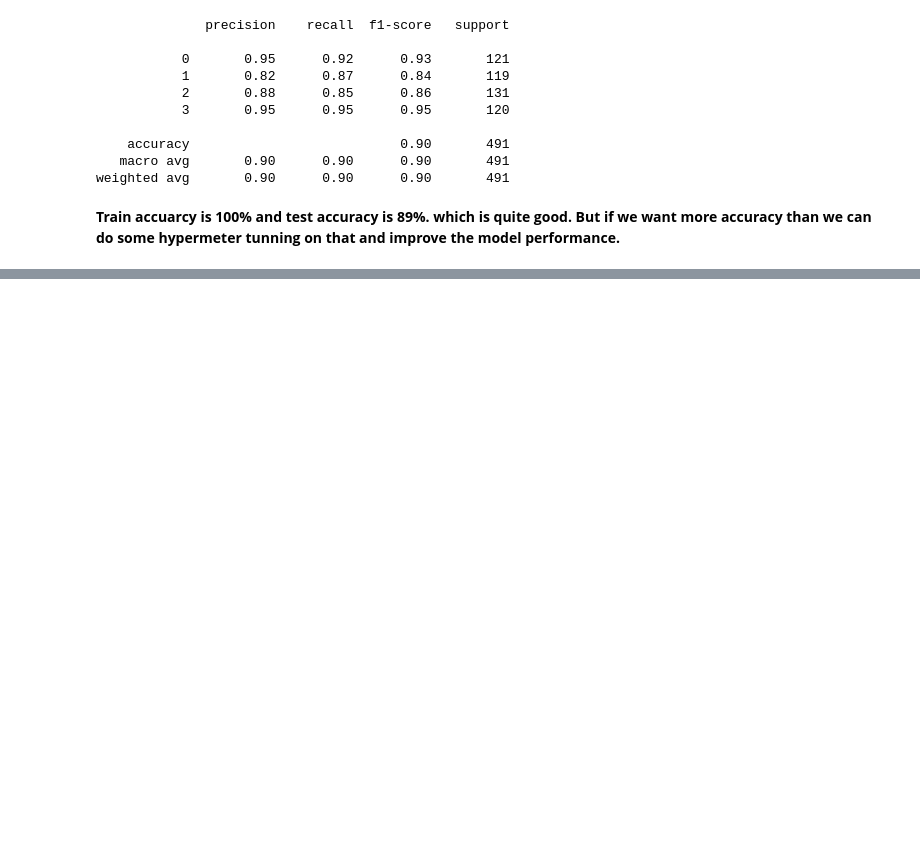
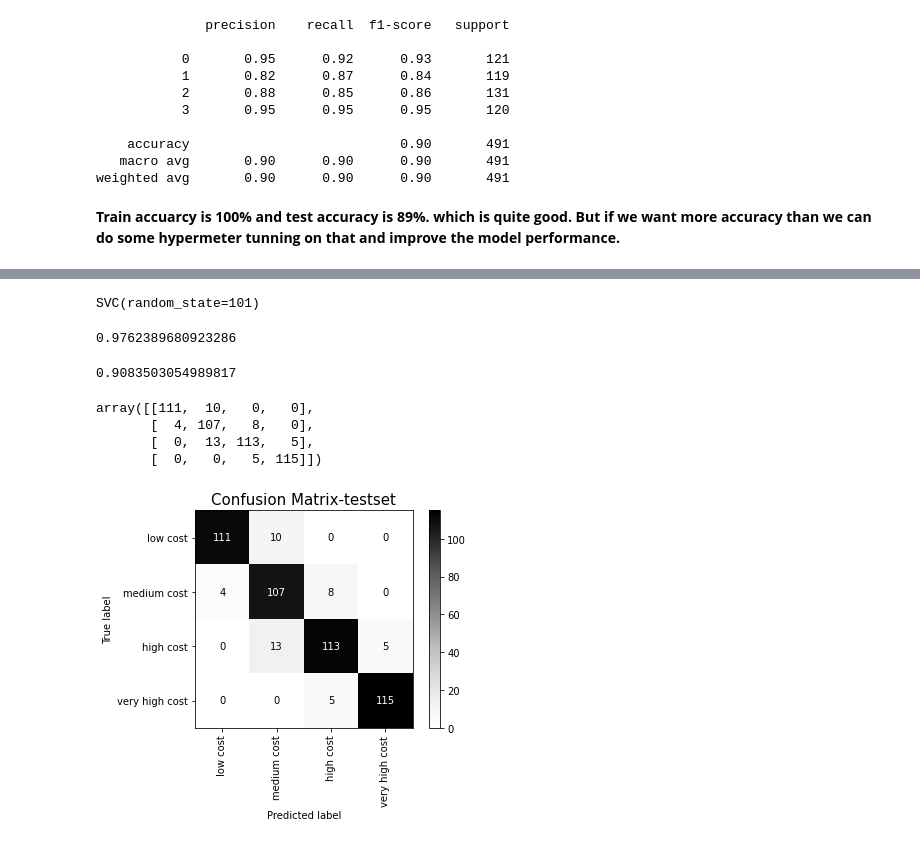
Before and after one commit to spradeepgit/Mobile_Price_Range_Prediction, a Jupyter notebook: Mobile_Price_Range.ipynb, the cells around one changed output, grey strips where cells are left out. Cells and saved outputs as stored; diff of their text form; code cells hidden in the pictures; blank space fills up the shorter version.

```diff
--- a/Mobile_Price_Range.ipynb
+++ b/Mobile_Price_Range.ipynb
@@ -1105,0 +1258,5 @@ weighted avg       0.90      0.90      0.90       491
+# %%
+svc = SVC(random_state=101)      # creating an object of classifier
+svc.fit(X_train_scaled,y_train)    # fitting the model/training the model.
+# %% [output]
+SVC(random_state=101)
@@ -1105,0 +1267,26 @@ weighted avg       0.90      0.90      0.90       491
+# %%
+# Accuracy score for train set
+accuracy_score(y_train,y_train_pred)
+# %% [output]
+0.9762389680923286
+# %%
+# Accuracy score for test set.
+accuracy_score(y_test,y_pred)
+# %% [output]
+0.9083503054989817
+# %%
+cf_matrix=confusion_matrix(y_test,y_pred)
+cf_matrix
+# %% [output]
+array([[111,  10,   0,   0],
+       [  4, 107,   8,   0],
+       [  0,  13, 113,   5],
+       [  0,   0,   5, 115]])
+# %%
+# plotting confusion matrix for test set.
+plot_confusion_matrix(svc,X_test_scaled,y_test,cmap='Greys',display_labels=Class_cat,xticks_rotation='vertical')
+plt.grid(False)
+plt.title('Confusion Matrix-testset',fontsize=15)
+plt.show()
+# %% [output]
+[figure, added]
```
Also changed, not shown: parts of 29 cells of this notebook.
